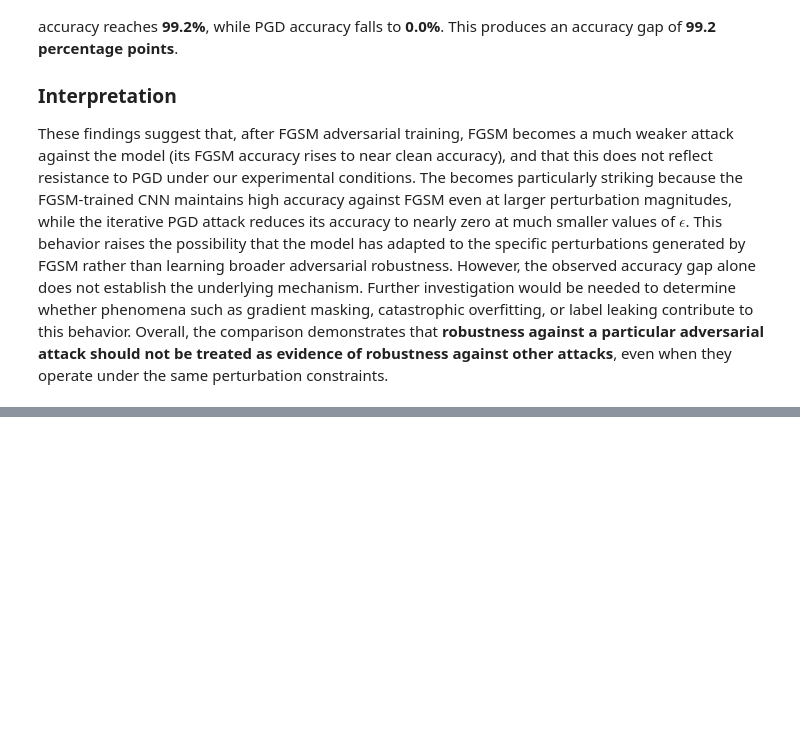
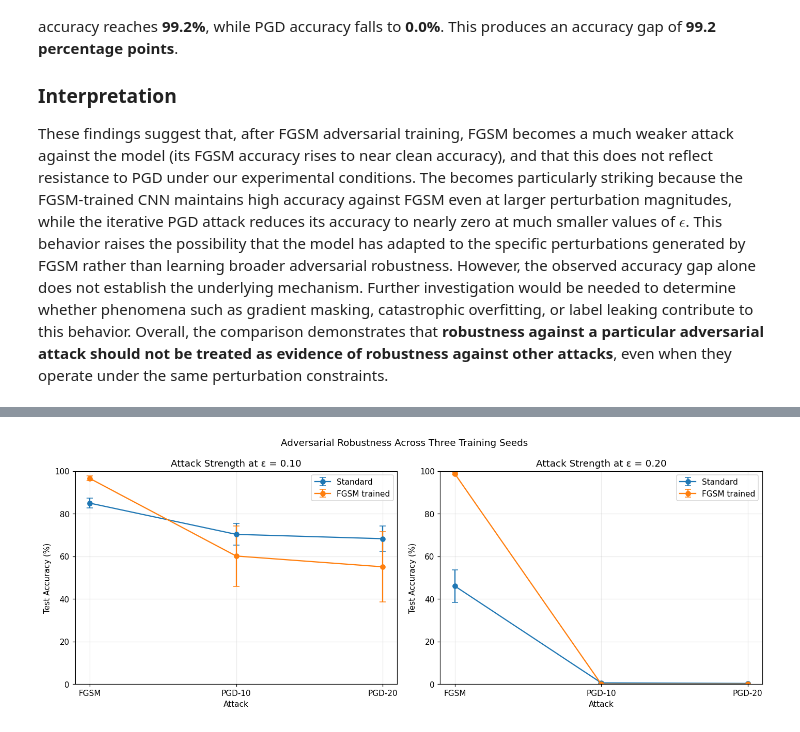
Before and after one commit to CandidoS391/learning-under-transformation, a Jupyter notebook: adversarial_examples_fgsm_pgd.ipynb, the cells around one changed output, grey strips where cells are left out. Cells and saved outputs as stored; diff of their text form; code cells hidden in the pictures; blank space fills up the shorter version.

Commit message:
Added additional experiments to adversarial examples notebook.

```diff
--- a/adversarial_examples_fgsm_pgd.ipynb
+++ b/adversarial_examples_fgsm_pgd.ipynb
@@ -1222,0 +1933,47 @@ Overall, these findings suggest that FGSM adversarial training, as configured he
+# %%
+fig, axes = plt.subplots(1, 2, figsize=(13, 5))
+
+attack_order = ["FGSM", "PGD-10", "PGD-20"]
+
+for ax, epsilon in zip(axes, FOLLOWUP_EPSILONS):
+  subset = robustness_summary[
+    np.isclose(robustness_summary["epsilon"], epsilon)
+    & robustness_summary["attack"].isin(attack_order)
+  ]
+
+  for name in ("Standard", "FGSM trained"):
+    model_rows = (
+      subset[subset["model"] == name]
+      .set_index("attack")
+      .reindex(attack_order)
+    )
+
+    ax.errorbar(
+      attack_order,
+      model_rows["mean_accuracy_pct"],
+      yerr=model_rows["std_accuracy_pp"],
+      marker="o",
+      capsize=4,
+      label=name
+    )
+
+  ax.set(
+    title=f"Attack Strength at ε = {epsilon:.2f}",
+    xlabel="Attack",
+    ylabel="Test Accuracy (%)",
+    ylim=(0, 100)
+  )
+  ax.legend()
+
+fig.suptitle(
+  "Adversarial Robustness Across Three Training Seeds"
+)
+
+plt.tight_layout()
+plt.savefig(
+  OUTPUT_DIR / "attack_strength_comparison.png",
+  dpi=160, bbox_inches="tight"
+)
+plt.show()
+# %% [output]
+[figure, added]
```
Also changed, not shown: parts of 22 cells of this notebook.
